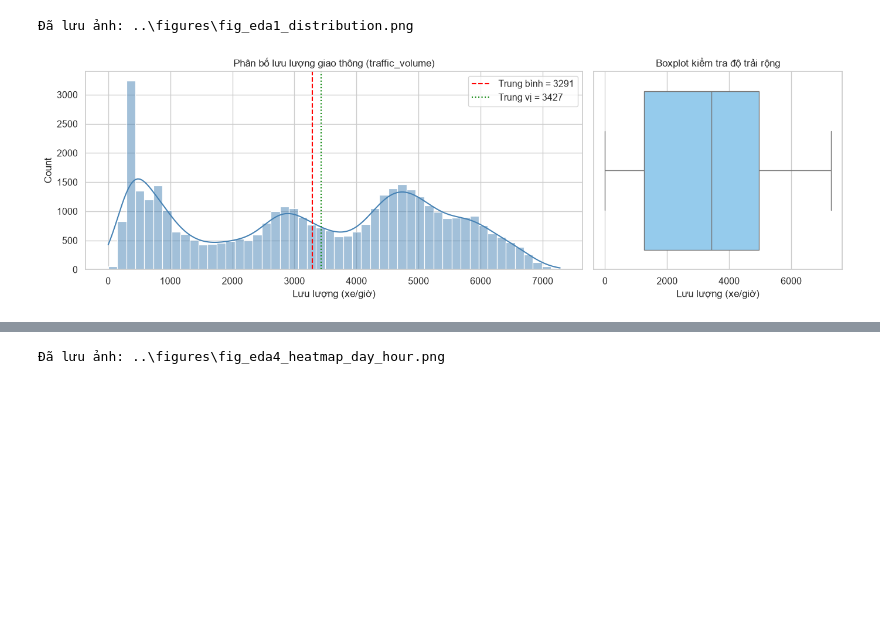
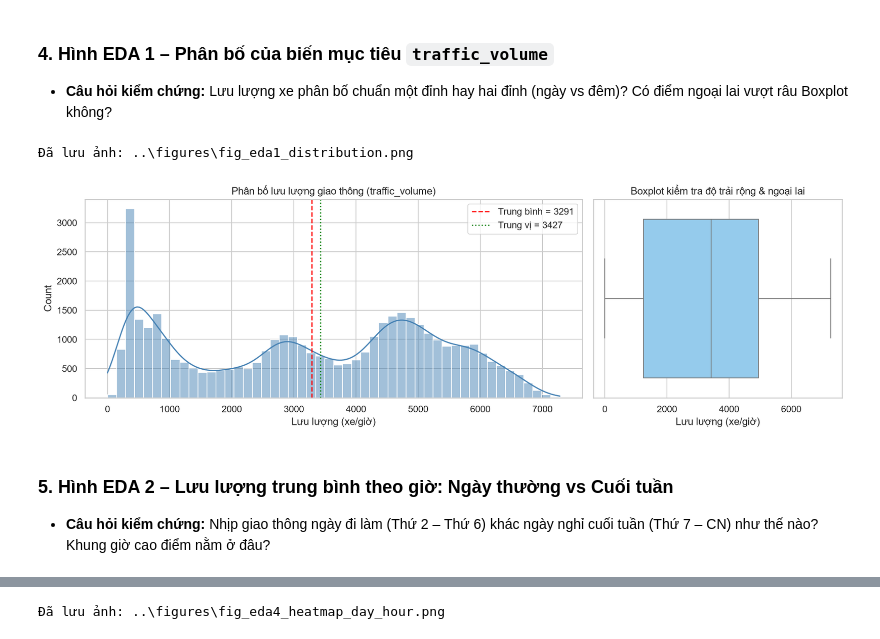
Before and after one commit to duchihi06/btl_nh-m_3, a Jupyter notebook: code/note_01.ipynb, the cells around one changed output, grey strips where cells are left out. Cells and saved outputs as stored; diff of their text form; code cells hidden in the pictures; blank space fills up the shorter version.

```diff
--- a/code/note_01.ipynb
+++ b/code/note_01.ipynb
@@ -165,0 +115,14 @@ Ví dụ mốc giờ lặp nhiều dòng nhất (2013-04-18 22:00:00 - 6 dòng):
+# %%
+# 1. Thống kê mô tả 5 biến định lượng gốc
+display(df.describe(include=[np.number]).T.round(2))
+
+print("Số dòng lỗi cảm biến nhiệt độ temp <= 0 Kelvin (-273.15°C):", int((df["temp"] <= 0).sum()))
+print("Số dòng lỗi cảm biến lượng mưa rain_1h >= 500 mm/giờ     :", int((df["rain_1h"] >= 500).sum()))
+
+# 2. Chuẩn bị bảng df_eda (mỗi giờ 1 dòng duy nhất, trích sẵn Thứ/Giờ/Ngày lễ) phục vụ vẽ 5 hình EDA
+ngay_le_eda = set(df.loc[df["holiday"].notna(), "date_time"].dt.normalize())
+df_eda = df.sort_values("date_time").drop_duplicates(subset=["date_time"], keep="first").copy()
+df_eda["hour"] = df_eda["date_time"].dt.hour
+df_eda["day_of_week"] = df_eda["date_time"].dt.dayofweek
+df_eda["is_weekend"] = (df_eda["day_of_week"] >= 5).astype(int)
+df_eda["is_holiday"] = df_eda["date_time"].dt.normalize().isin(ngay_le_eda).astype(int)
@@ -166,39 +138,27 @@ Ví dụ mốc giờ lặp nhiều dòng nhất (2013-04-18 22:00:00 - 6 dòng):
+# %% [markdown]
+### 4. Hình EDA 1 – Phân bố của biến mục tiêu `traffic_volume`
+* **Câu hỏi kiểm chứng:** Lưu lượng xe phân bố chuẩn một đỉnh hay hai đỉnh (ngày vs đêm)? Có điểm ngoại lai vượt râu Boxplot không?
 # %%
-# 7. Hình EDA 1: Phân bố của biến mục tiêu traffic_volume (Lưu ảnh vào figures/)
-import matplotlib.pyplot as plt
-import seaborn as sns
+fig, axes = plt.subplots(1, 2, figsize=(14, 4.5), gridspec_kw={"width_ratios": [2, 1]})
 
-sns.set_theme(style="whitegrid", font_scale=1.05)
-
-FIGURES_DIR = os.path.join("..", "figures")
-os.makedirs(FIGURES_DIR, exist_ok=True)
-
-def luu_hinh(fig, ten_file):
-    duong_dan = os.path.join(FIGURES_DIR, ten_file)
-    fig.savefig(duong_dan, dpi=200, bbox_inches="tight")
-    print("Đã lưu ảnh:", duong_dan)
-
-df_eda = df.sort_values("date_time").drop_duplicates(subset=["date_time"], keep="first").copy()
-df_eda["hour"] = df_eda["date_time"].dt.hour
-df_eda["day_of_week"] = df_eda["date_time"].dt.dayofweek
-df_eda["is_weekend"] = (df_eda["day_of_week"] >= 5).astype(int)
-
-fig, axes = plt.subplots(1, 2, figsize=(14, 4.5), gridspec_kw={"width_ratios": [2, 1]})
 sns.histplot(df_eda["traffic_volume"], bins=50, kde=True, color="steelblue", ax=axes[0])
 axes[0].axvline(df_eda["traffic_volume"].mean(), color="red", linestyle="--", label=f"Trung bình = {df_eda['traffic_volume'].mean():.0f}")
 axes[0].axvline(df_eda["traffic_volume"].median(), color="green", linestyle=":", label=f"Trung vị = {df_eda['traffic_volume'].median():.0f}")
 axes[0].set_title("Phân bố lưu lượng giao thông (traffic_volume)")
 axes[0].set_xlabel("Lưu lượng (xe/giờ)")
 axes[0].legend()
 
 sns.boxplot(x=df_eda["traffic_volume"], color="lightskyblue", ax=axes[1])
-axes[1].set_title("Boxplot kiểm tra độ trải rộng")
+axes[1].set_title("Boxplot kiểm tra độ trải rộng & ngoại lai")
 axes[1].set_xlabel("Lưu lượng (xe/giờ)")
 plt.tight_layout()
 
 luu_hinh(fig, "fig_eda1_distribution.png")
 plt.show()
 # %% [output]
 Đã lưu ảnh: ..\figures\fig_eda1_distribution.png
-[figure, old version]
+[figure, new version]
+# %% [markdown]
+### 5. Hình EDA 2 – Lưu lượng trung bình theo giờ: Ngày thường vs Cuối tuần
+* **Câu hỏi kiểm chứng:** Nhịp giao thông ngày đi làm (Thứ 2 – Thứ 6) khác ngày nghỉ cuối tuần (Thứ 7 – CN) như thế nào? Khung giờ cao điểm nằm ở đâu?
 # %%
```
Also changed, not shown: parts of 23 cells of this notebook, 38 other files.
